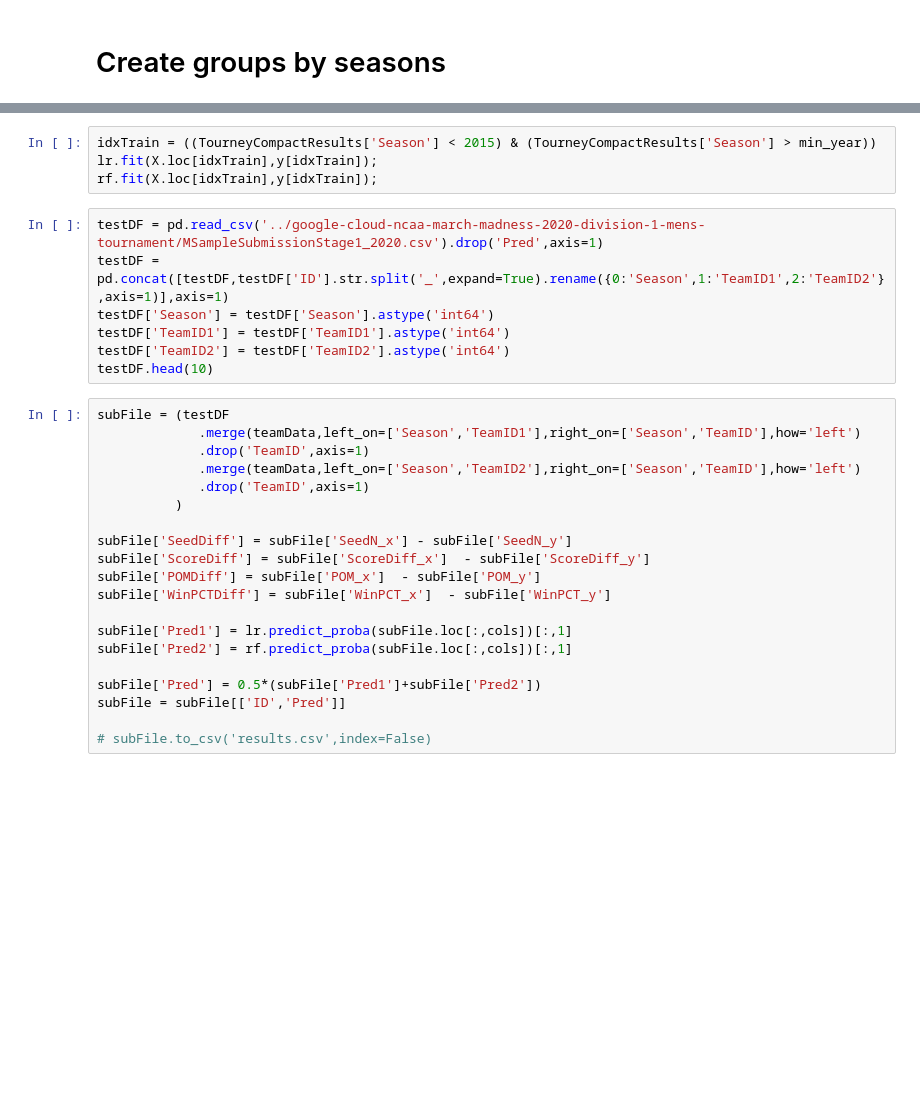
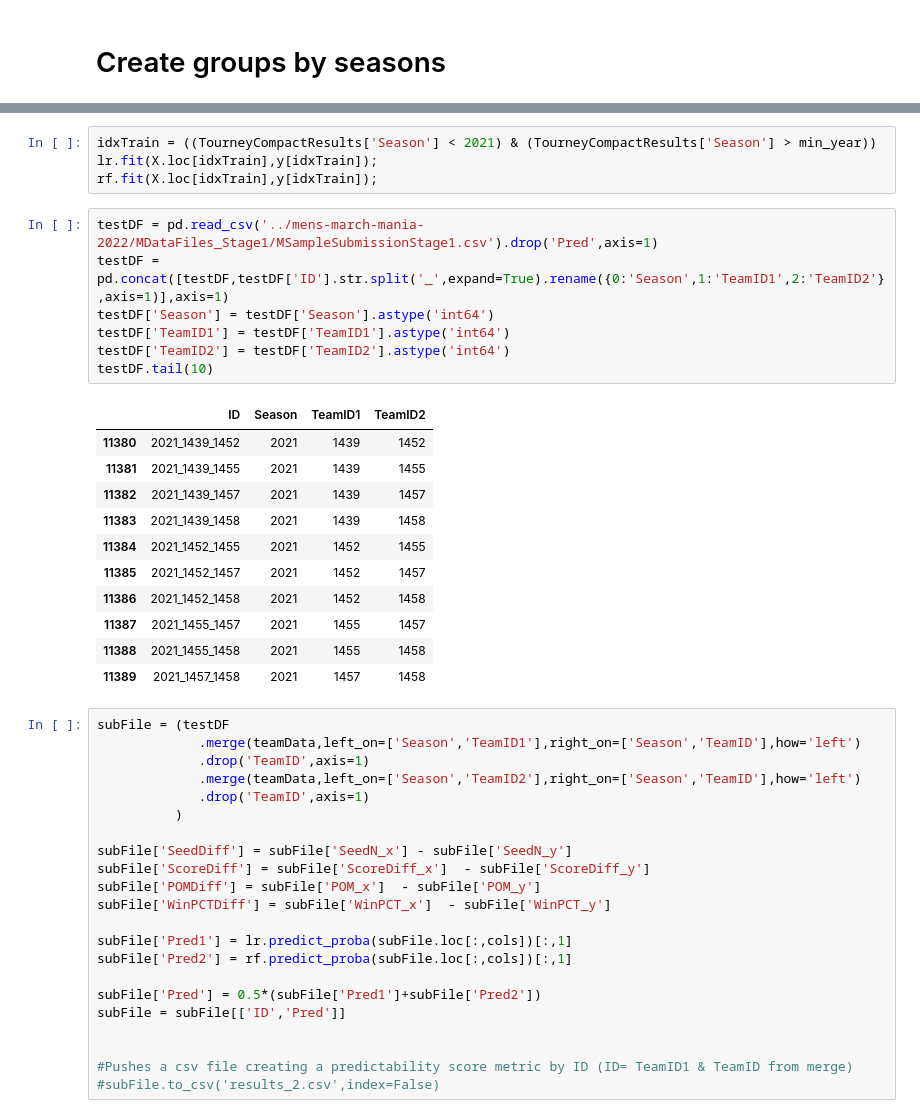
Before and after one commit to racruz25/group_project, a Jupyter notebook: Base_Model_w_22_Data.ipynb, the cells around one changed output, grey strips where cells are left out. Drawn from its saved outputs; the diff is of its cells as text; blank space fills up the shorter version.

```diff
--- a/Base_Model_w_22_Data.ipynb
+++ b/Base_Model_w_22_Data.ipynb
@@ -297,14 +326,26 @@ pd.DataFrame([-1*np.mean(np.array(scores),axis=1),np.std(np.array(scores),axis=1
 # %%
-idxTrain = ((TourneyCompactResults['Season'] < 2015) & (TourneyCompactResults['Season'] > min_year))
+idxTrain = ((TourneyCompactResults['Season'] < 2021) & (TourneyCompactResults['Season'] > min_year))
 lr.fit(X.loc[idxTrain],y[idxTrain]);
 rf.fit(X.loc[idxTrain],y[idxTrain]);
 # %%
-testDF = pd.read_csv('../google-cloud-ncaa-march-madness-2020-division-1-mens-tournament/MSampleSubmissionStage1_2020.csv').drop('Pred',axis=1)
+testDF = pd.read_csv('../mens-march-mania-2022/MDataFiles_Stage1/MSampleSubmissionStage1.csv').drop('Pred',axis=1)
 testDF = pd.concat([testDF,testDF['ID'].str.split('_',expand=True).rename({0:'Season',1:'TeamID1',2:'TeamID2'},axis=1)],axis=1)
 testDF['Season'] = testDF['Season'].astype('int64')
 testDF['TeamID1'] = testDF['TeamID1'].astype('int64')
 testDF['TeamID2'] = testDF['TeamID2'].astype('int64')
-testDF.head(10)
+testDF.tail(10)
+# %% [output]
+|  | ID | Season | TeamID1 | TeamID2 |
+| 11380 | 2021_1439_1452 | 2021 | 1439 | 1452 |
+| 11381 | 2021_1439_1455 | 2021 | 1439 | 1455 |
+| 11382 | 2021_1439_1457 | 2021 | 1439 | 1457 |
+| 11383 | 2021_1439_1458 | 2021 | 1439 | 1458 |
+| 11384 | 2021_1452_1455 | 2021 | 1452 | 1455 |
+| 11385 | 2021_1452_1457 | 2021 | 1452 | 1457 |
+| 11386 | 2021_1452_1458 | 2021 | 1452 | 1458 |
+| 11387 | 2021_1455_1457 | 2021 | 1455 | 1457 |
+| 11388 | 2021_1455_1458 | 2021 | 1455 | 1458 |
+| 11389 | 2021_1457_1458 | 2021 | 1457 | 1458 |
 # %%
 subFile = (testDF
              .merge(teamData,left_on=['Season','TeamID1'],right_on=['Season','TeamID'],how='left')
@@ -324,4 +365,6 @@ subFile['Pred2'] = rf.predict_proba(subFile.loc[:,cols])[:,1]
 subFile['Pred'] = 0.5*(subFile['Pred1']+subFile['Pred2'])
 subFile = subFile[['ID','Pred']]
 
-# subFile.to_csv('results.csv',index=False)
+
+#Pushes a csv file creating a predictability score metric by ID (ID= TeamID1 & TeamID from merge)
+#subFile.to_csv('results_2.csv',index=False)
```
Also changed, not shown: parts of 6 cells of this notebook.
